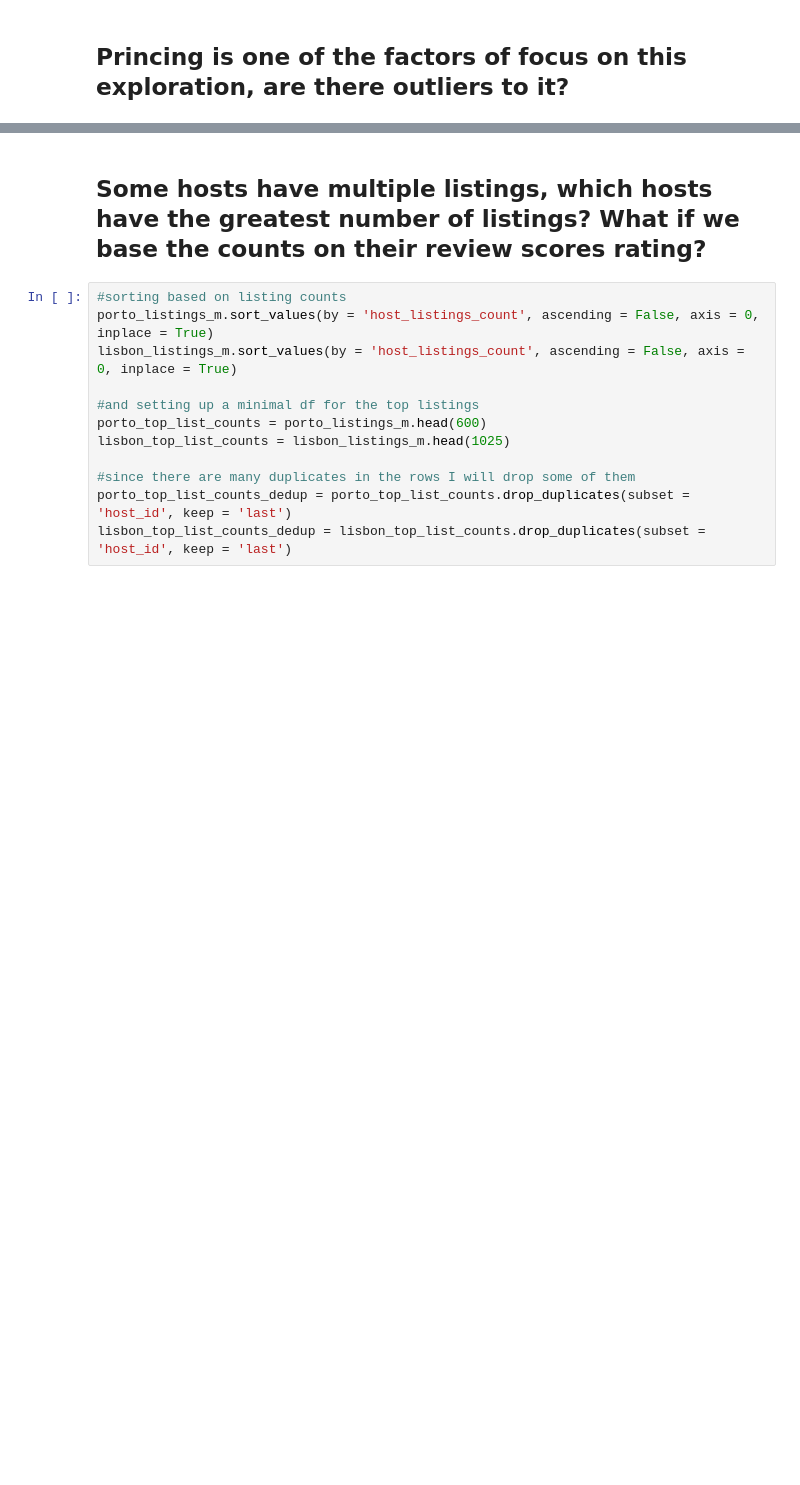
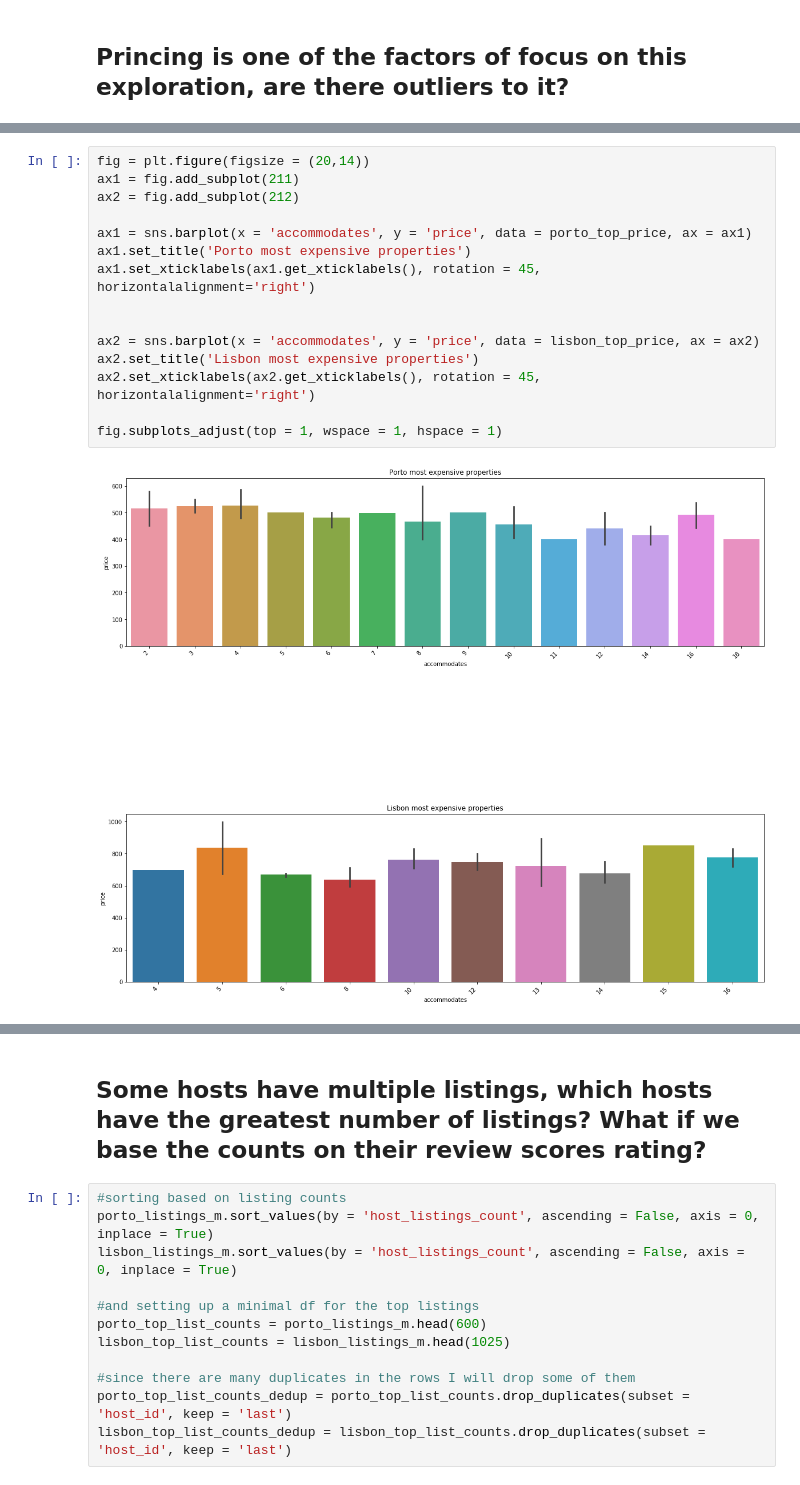
Before and after one commit to sousablde/Airbnb-A-tale-of-2-cities, a Jupyter notebook: Airbnb - a tale of 2 cities.ipynb, the cells around one changed output, grey strips where cells are left out. Cells and saved outputs as stored; diff of their text form; blank space fills up the shorter version.

```diff
--- a/Airbnb - a tale of 2 cities.ipynb
+++ b/Airbnb - a tale of 2 cities.ipynb
@@ -605,3 +641,20 @@ fig.subplots_adjust(top = 1, wspace = 1, hspace = 1)
+# %%
+fig = plt.figure(figsize = (20,14))
+ax1 = fig.add_subplot(211)
+ax2 = fig.add_subplot(212)
+
+ax1 = sns.barplot(x = 'accommodates', y = 'price', data = porto_top_price, ax = ax1)
+ax1.set_title('Porto most expensive properties')
+ax1.set_xticklabels(ax1.get_xticklabels(), rotation = 45, horizontalalignment='right')
+
+
+ax2 = sns.barplot(x = 'accommodates', y = 'price', data = lisbon_top_price, ax = ax2)
+ax2.set_title('Lisbon most expensive properties')
+ax2.set_xticklabels(ax2.get_xticklabels(), rotation = 45, horizontalalignment='right')
+
+fig.subplots_adjust(top = 1, wspace = 1, hspace = 1)
+# %% [output]
+[figure, added]
 # %%
 fig = plt.figure(figsize = (20,14))
 ax1 = fig.add_subplot(211)
```
Also changed, not shown: parts of 30 cells of this notebook, 3 other files.
